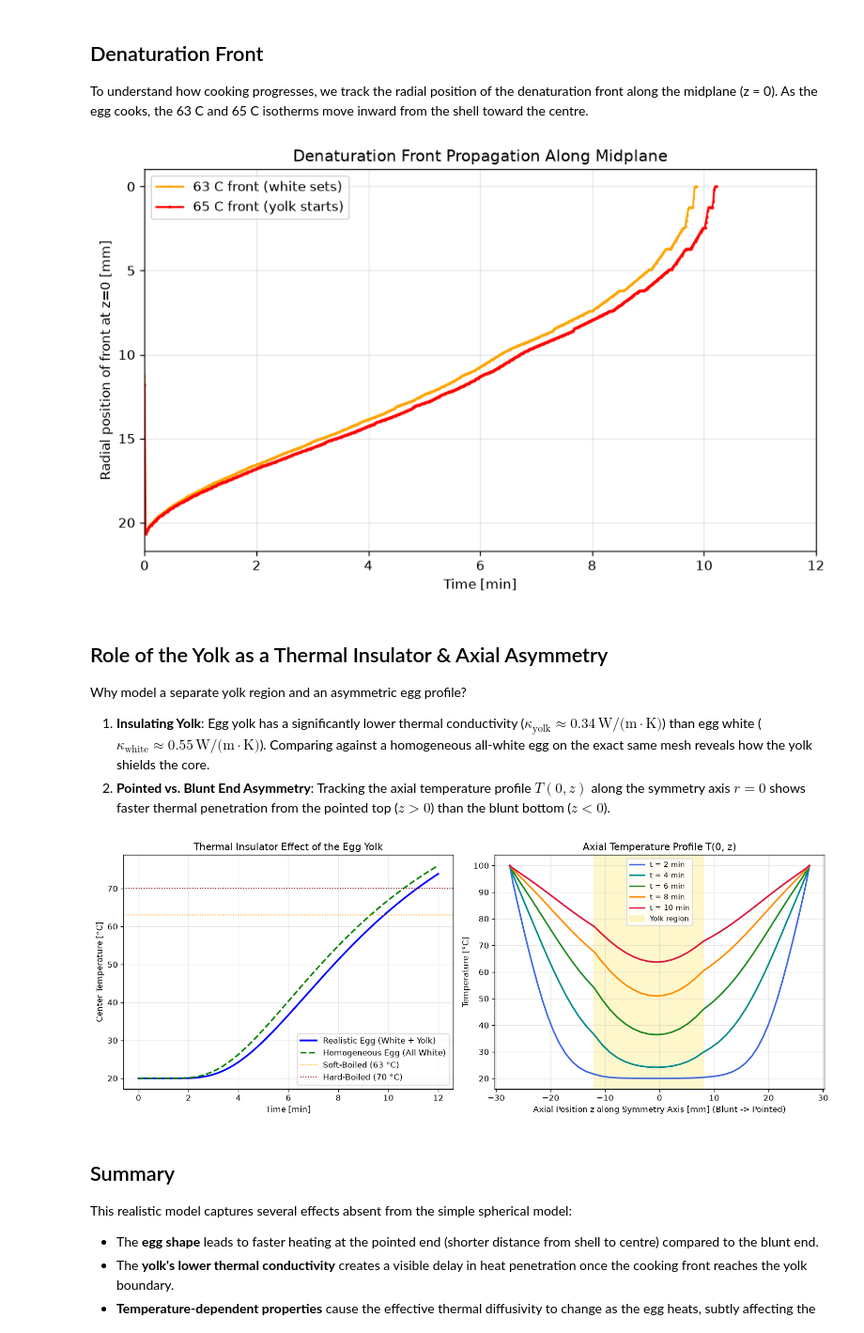
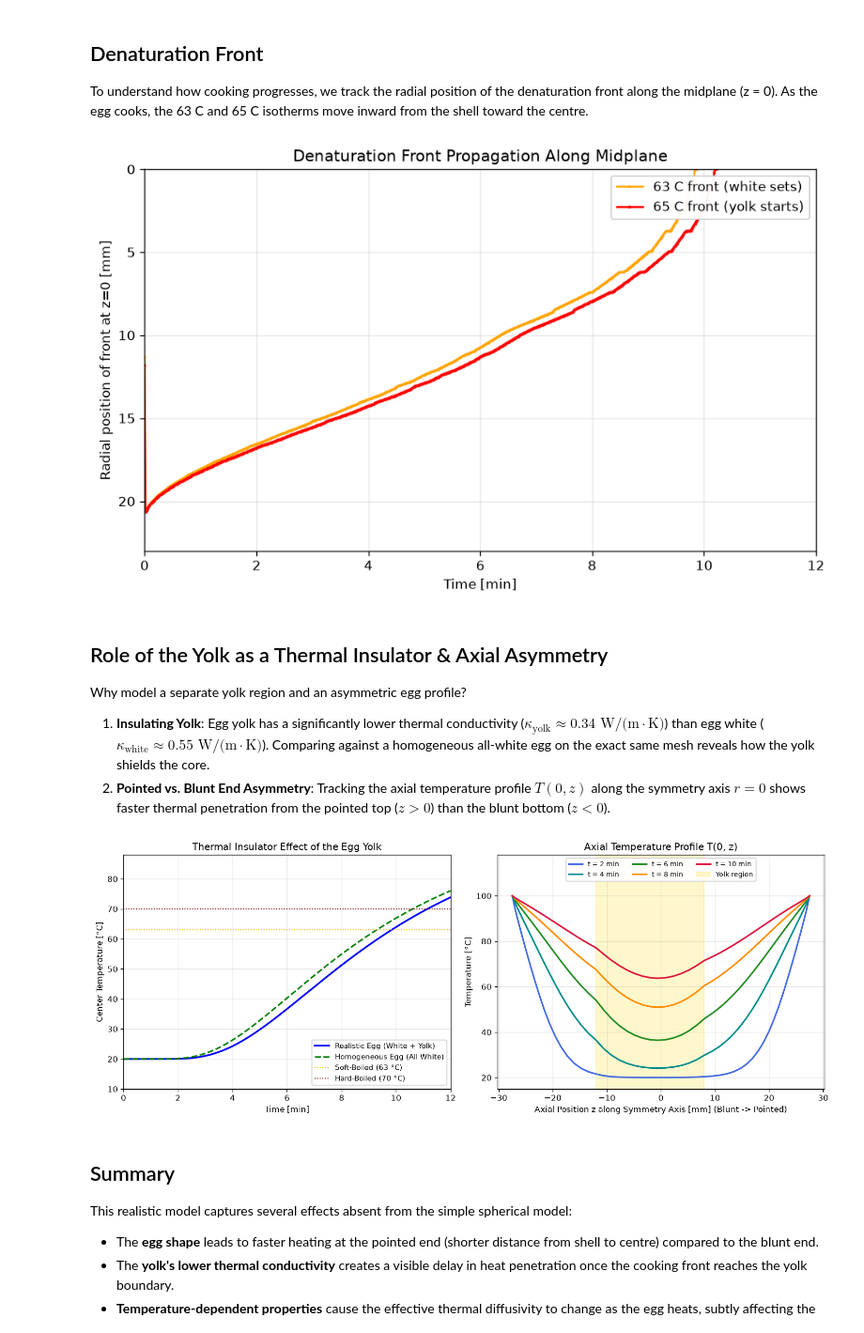
Before and after one commit to mengrenman/fem-boil-egg, a Jupyter notebook: notebooks/02_realistic_model.ipynb, the cells around one changed output. Shown at 94% size. Drawn from its saved outputs; the diff is of its cells as text; code cells hidden in the pictures.

```diff
--- a/notebooks/02_realistic_model.ipynb
+++ b/notebooks/02_realistic_model.ipynb
@@ -348,19 +353,20 @@ ax.plot(t_arr[valid_65] / 60, front_65[valid_65] * 1000, 's-',
 ax.set_xlabel('Time [min]')
 ax.set_ylabel('Radial position of front at z=0 [mm]')
 ax.set_title('Denaturation Front Propagation Along Midplane')
-ax.legend()
+ax.legend(loc='upper right', framealpha=0.95)
+ax.set_ylim(0, 23)
 ax.set_xlim(0, 12)
 ax.grid(True, alpha=0.3)
 ax.invert_yaxis()  # front moves inward (decreasing r)
 plt.tight_layout()
 plt.show()
 # %% [output]
-[figure, old version]
+[figure, new version]
 # %% [markdown]
 ## Role of the Yolk as a Thermal Insulator & Axial Asymmetry
 
 Why model a separate yolk region and an asymmetric egg profile?
-1. **Insulating Yolk**: Egg yolk has a significantly lower thermal conductivity ($\kappa_{\text{yolk}} \approx 0.34\,\text{W/(m}\cdot\text{K)}$) than egg white ($\kappa_{\text{white}} \approx 0.55\,\text{W/(m}\cdot\text{K)}$). Comparing against a homogeneous all-white egg on the exact same mesh reveals how the yolk shields the core.
+1. **Insulating Yolk**: Egg yolk has a significantly lower thermal conductivity ($\kappa_{\text{yolk}} \approx 0.34\text{ W/(m}\cdot\text{K)}$) than egg white ($\kappa_{\text{white}} \approx 0.55\text{ W/(m}\cdot\text{K)}$). Comparing against a homogeneous all-white egg on the exact same mesh reveals how the yolk shields the core.
 2. **Pointed vs. Blunt End Asymmetry**: Tracking the axial temperature profile $T(0, z)$ along the symmetry axis $r=0$ shows faster thermal penetration from the pointed top ($z > 0$) than the blunt bottom ($z < 0$).
 # %%
 # Compare realistic (white + yolk) vs homogeneous (all-white) egg on the same mesh
@@ -380,36 +386,39 @@ z_axis = mesh.p[1, axis_mask]
 z_order = np.argsort(z_axis)
 z_sorted_mm = z_axis[z_order] * 1000.0
 
 fig, axes = plt.subplots(1, 2, figsize=(13, 5))
 
 # Left: Insulating effect of the yolk
 ax = axes[0]
 ax.plot(times_arr / 60, T_center, 'b-', lw=2.2, label='Realistic Egg (White + Yolk)')
 ax.plot(times_arr / 60, T_center_homo, 'g--', lw=2.0, label='Homogeneous Egg (All White)')
 ax.axhline(63, color='orange', ls=':', lw=1.2, label='Soft-Boiled (63 °C)')
 ax.axhline(70, color='darkred', ls=':', lw=1.2, label='Hard-Boiled (70 °C)')
 ax.set_xlabel('Time [min]')
 ax.set_ylabel('Center Temperature [°C]')
 ax.set_title('Thermal Insulator Effect of the Egg Yolk')
-ax.legend(loc='lower right')
+ax.set_xlim(0, 12)
+ax.set_ylim(10, 88)
+ax.legend(loc='lower right', fontsize=9, framealpha=0.95)
 ax.grid(True, alpha=0.3)
 
 # Right: Axial profile along r = 0
 ax = axes[1]
 for t_m, col in [(2, 'royalblue'), (4, 'darkcyan'), (6, 'forestgreen'), (8, 'darkorange'), (10, 'crimson')]:
     T_ax = solver.temperatures[int(t_m * 60)][axis_mask][z_order] - 273.15
     ax.plot(z_sorted_mm, T_ax, lw=2.0, color=col, label=f't = {t_m} min')
 ax.axvspan((-0.002 - 0.010)*1000, (-0.002 + 0.010)*1000, color='gold', alpha=0.2, label='Yolk region')
 ax.set_xlabel('Axial Position z along Symmetry Axis [mm] (Blunt -> Pointed)')
 ax.set_ylabel('Temperature [°C]')
 ax.set_title('Axial Temperature Profile T(0, z)')
-ax.legend(loc='upper center', fontsize=9)
+ax.set_ylim(15, 118)
+ax.legend(loc='upper center', ncol=3, fontsize=8.5, framealpha=0.95)
 ax.grid(True, alpha=0.3)
 
 plt.tight_layout()
 plt.show()
 # %% [output]
-[figure, old version]
+[figure, new version]
 # %% [markdown]
 ## Summary
 
```
Also changed, not shown: parts of 3 cells of this notebook, 8 other files.
